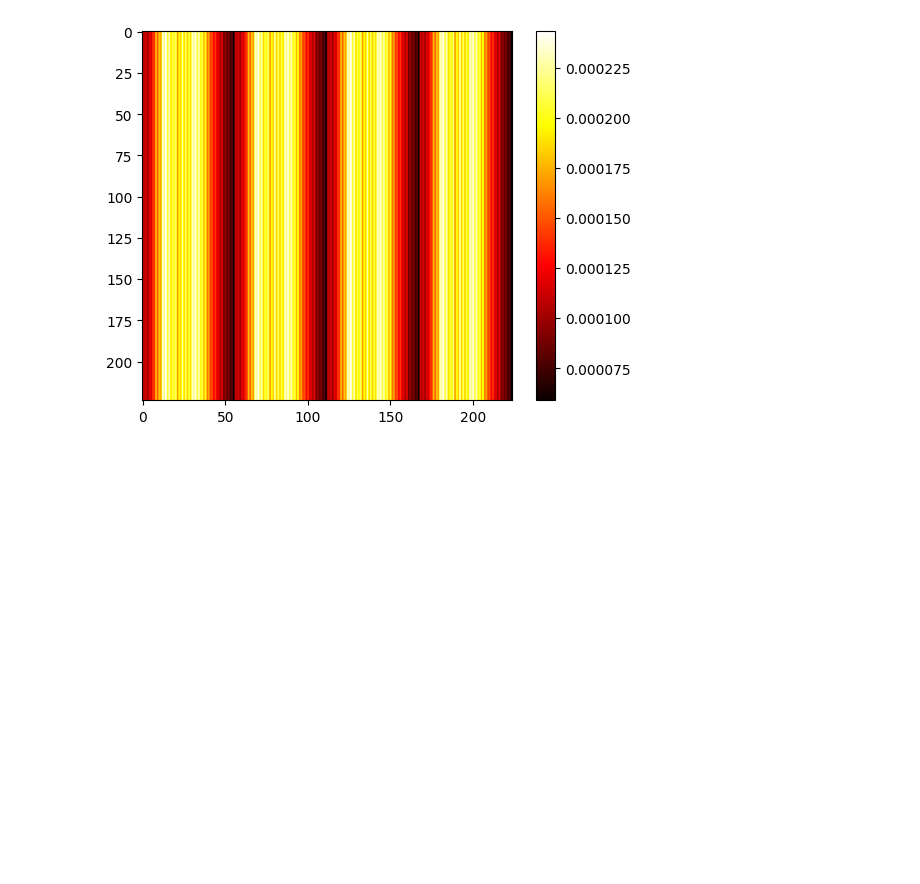
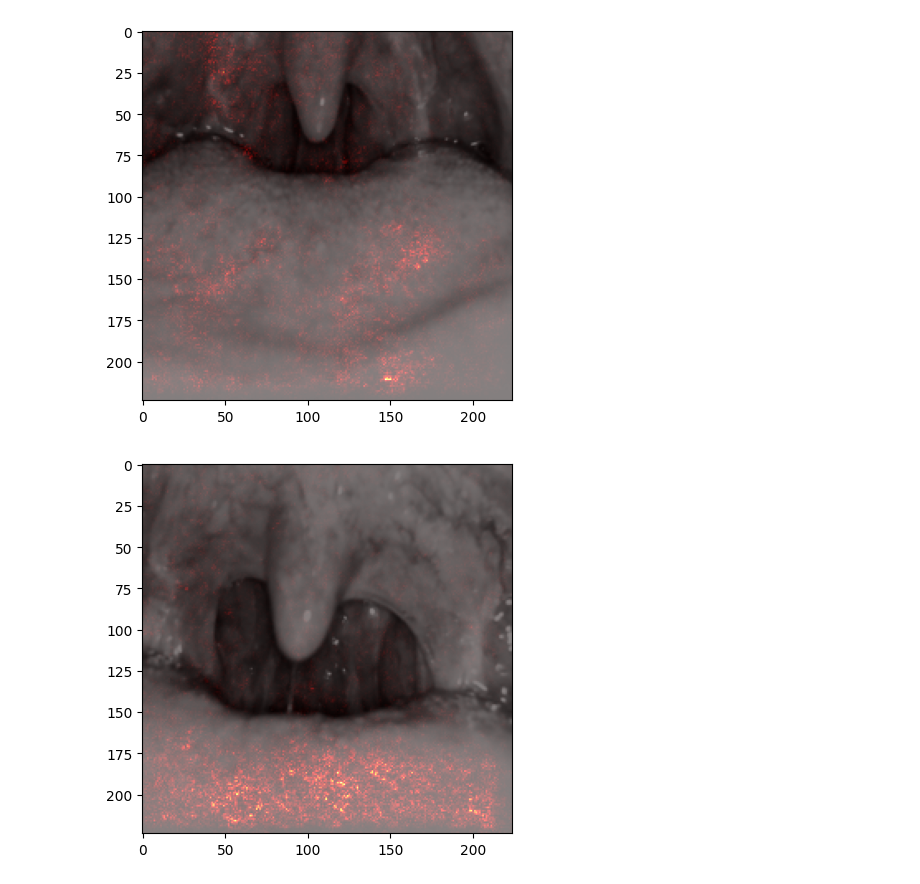
Before and after one commit to TimBerti/glottis-cv, a Jupyter notebook: notebooks/visualization.ipynb, the cells around one changed output. Cells and saved outputs as stored; diff of their text form; code cells hidden in the pictures; blank space fills up the shorter version.

Commit message:
saliency map

```diff
--- a/notebooks/visualization.ipynb
+++ b/notebooks/visualization.ipynb
@@ -18,36 +18,29 @@ transform = transforms.Compose([
 ])
 
 test_set = ImageFolder(test_dir, transform=transform, target_transform=None)
-test_loader = DataLoader(test_set, batch_size=1, shuffle=False)
-
-for images, _ in test_loader:
-    input_batch = images
-    break
+test_loader = DataLoader(test_set, batch_size=1, shuffle=True)
-# %%
-model = torch.load('../models/ResNet50_pretrained-epoch9-batch_size32-lr0.001-loss0.1753.pt')
-model.eval();
-device = next(model.parameters()).device.type
-
-gradients = None
-def hook_function(module, grad_input, grad_output):
-    global gradients
-    gradients = grad_output[0]
-handle = model.layer1[0].register_full_backward_hook(hook_function)
-input_batch = input_batch.to(device)
-input_batch.requires_grad_()
-output = model(input_batch)
-loss = output.norm()
-model.zero_grad()
-loss.backward()
-handle.remove()
-
-gradients = gradients.cpu().data.numpy()
-gradients = np.abs(gradients).mean(axis=(1, 2))  # Mean across channels
-gradients = np.squeeze(gradients)
-gradients_resized = np.resize(gradients, (input_batch.shape[2], input_batch.shape[3]))
-
-plt.imshow(gradients_resized, cmap='hot')
-plt.colorbar()
-plt.show()
-# %% [output]
-[figure, removed]
+# %%
+model = torch.load('../models/ResNet50_pretrained-epoch94-batch_size32-lr0.01-loss0.0440.pt')
+model.eval()
+device = next(model.parameters()).device.type
+# %%
+for _ in range(5):
+    images, _ = next(iter(test_loader))
+    input_batch = images
+    input_batch = input_batch.to(device)
+    input_batch.requires_grad_()
+
+    output = model(input_batch)
+    output_idx = output.argmax()
+    output[0, output_idx].backward()
+
+    saliency_map = np.resize(input_batch.grad.data.abs().squeeze().max(0, keepdim=True)[0].cpu().numpy(), (input_batch.shape[2], input_batch.shape[3]))
+
+    image = input_batch.squeeze().permute(1, 2, 0).cpu().detach().numpy()
+    grey_img = np.dot(image[..., :3], [0.299, 0.587, 0.114])
+    plt.imshow(grey_img, cmap='gray')
+    plt.imshow(saliency_map, cmap='hot', alpha=0.5)
+    plt.show()
+# %% [output]
+[figure, added]
+[figure, added]
```
Also changed, not shown: parts of 1 cell of this notebook.
